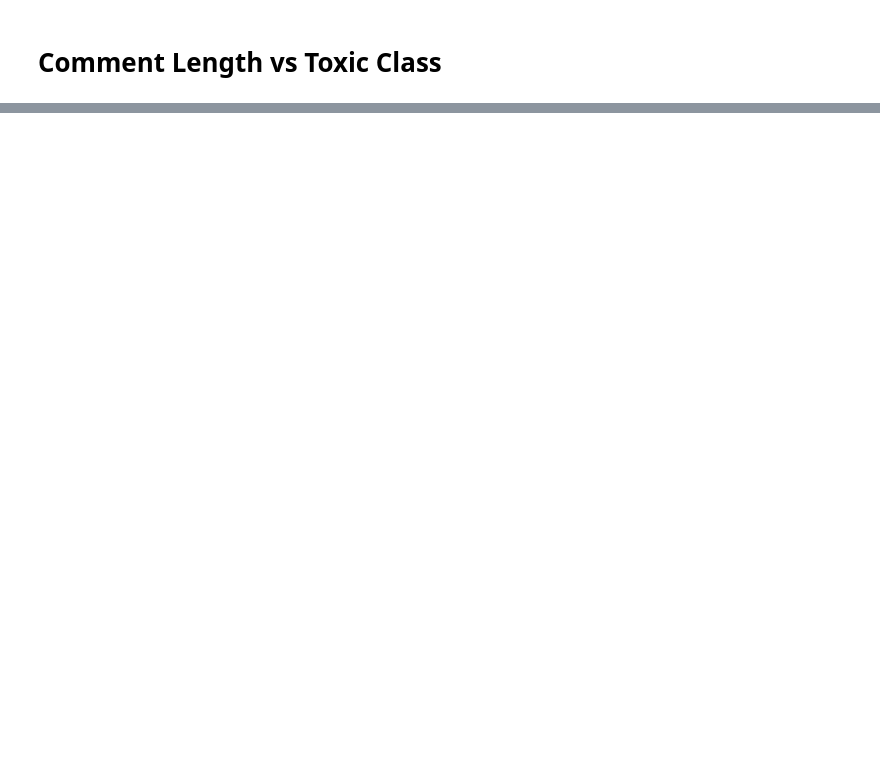
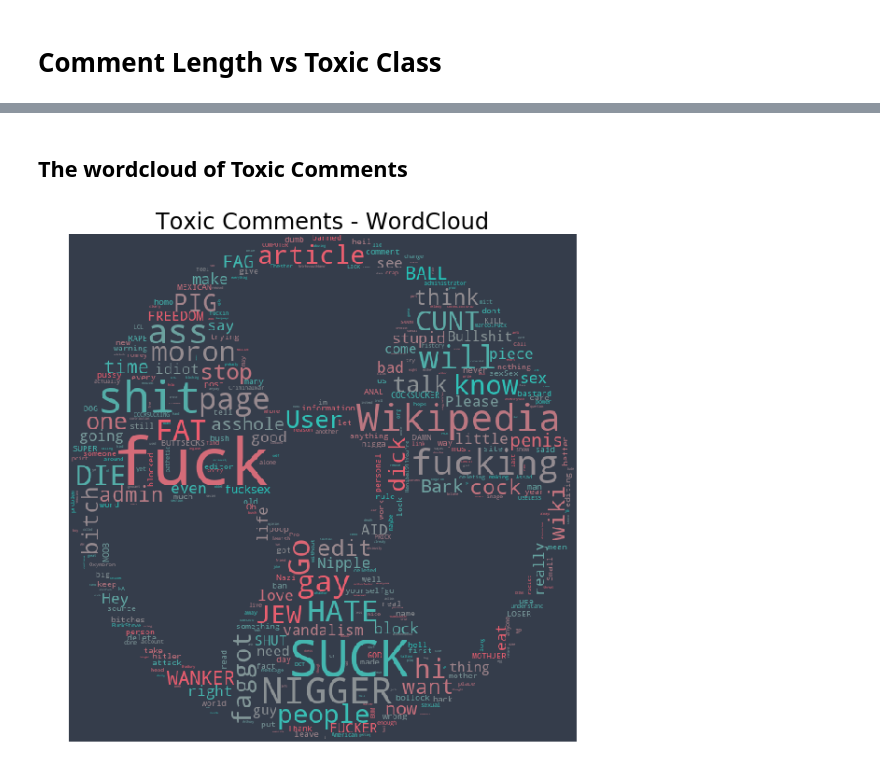
Before and after one commit to PuneetKohli/toxic_comment_classification, a Jupyter notebook: Data Exploration.ipynb, the cells around one changed output, grey strips where cells are left out. Cells and saved outputs as stored; diff of their text form; code cells hidden in the pictures; blank space fills up the shorter version.

```diff
--- a/Data Exploration.ipynb
+++ b/Data Exploration.ipynb
@@ -100,0 +159,24 @@ NameError: name 'sns' is not defined
+# %%
+toxic=train[train.toxic==1]['comment_text'].values
+severe_toxic=train[train.severe_toxic==1]['comment_text'].values
+obscene=train[train.obscene==1]['comment_text'].values
+threat=train[train.threat==1]['comment_text'].values
+insult=train[train.insult==1]['comment_text'].values
+identity_hate=train[train.identity_hate==1]['comment_text'].values
+# %% [markdown]
+## The wordcloud of Toxic Comments
+# %%
+mask=np.array(Image.open('toxic_logo.jpg'))
+mask=mask[:,:,1]
+# The wordcloud of Toxic Comments
+plt.figure(figsize=(10,10))
+wc = WordCloud(background_color=grey, max_words=400, mask=mask
+             , stopwords=STOPWORDS, max_font_size= 80, collocations=False)
+wc.generate(" ".join(toxic))
+plt.title("Toxic Comments - WordCloud", fontsize=24)
+# plt.imshow(wc.recolor( colormap= 'Pastel1_r' , random_state=17), alpha=0.98)
+plt.imshow(wc.recolor( colormap= cmap, random_state=1), alpha=0.98)
+plt.axis('off')
+plt.show()
+# %% [output]
+[figure, added]
```
Also changed, not shown: parts of 24 cells of this notebook, 1 other file.
